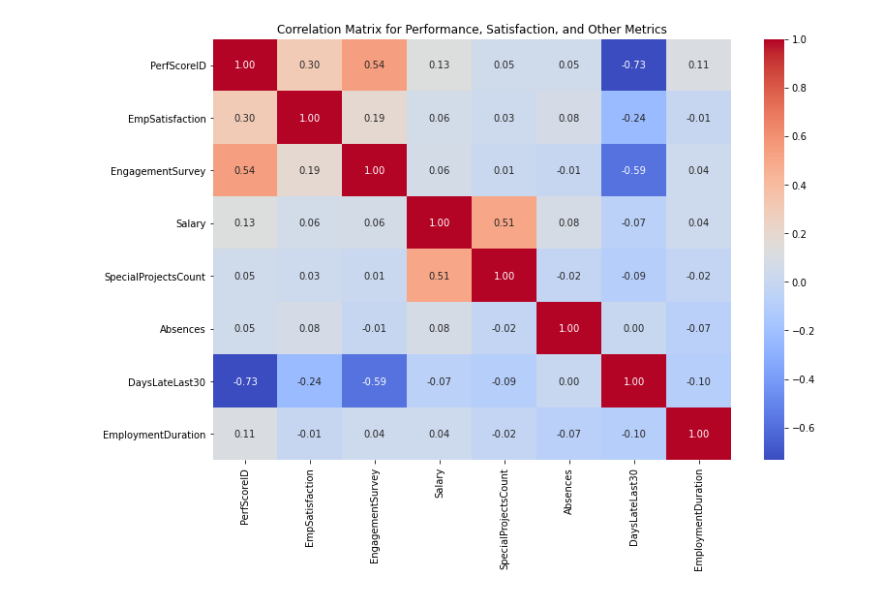
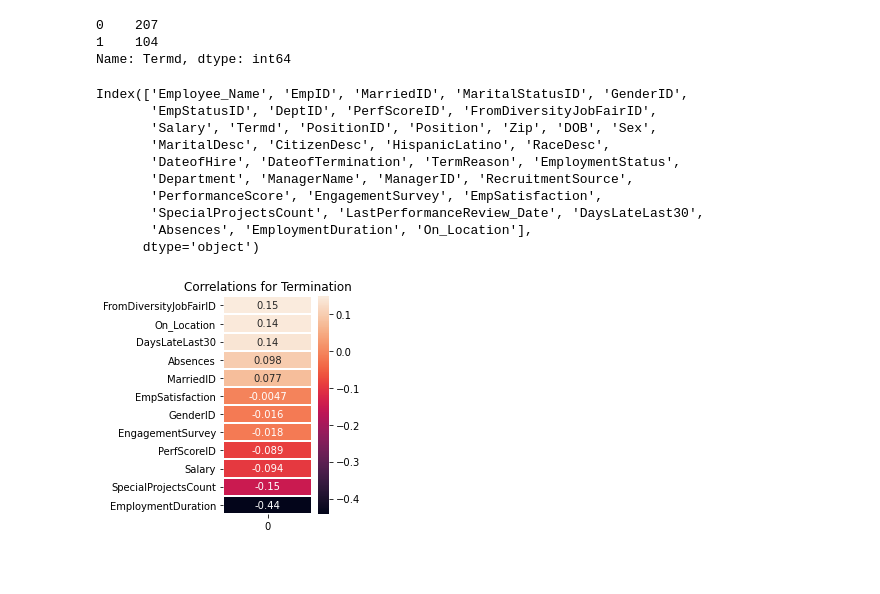
Before and after one commit to TerraJRiley/Human_Resources_Analysis, a Jupyter notebook: HR_Churn_Risk.ipynb, the cells around one changed output. Cells and saved outputs as stored; diff of their text form; code cells hidden in the pictures; blank space fills up the shorter version.

```diff
--- a/HR_Churn_Risk.ipynb
+++ b/HR_Churn_Risk.ipynb
@@ -6,11 +25,37 @@ df = pd.read_csv("./data/HR_Cleaned.csv")
+# %%
+df["Termd"].value_counts()
+# %% [output]
+0    207
+1    104
+Name: Termd, dtype: int64
+# %%
+df.columns
+# %% [output]
+Index(['Employee_Name', 'EmpID', 'MarriedID', 'MaritalStatusID', 'GenderID',
+       'EmpStatusID', 'DeptID', 'PerfScoreID', 'FromDiversityJobFairID',
+       'Salary', 'Termd', 'PositionID', 'Position', 'Zip', 'DOB', 'Sex',
+       'MaritalDesc', 'CitizenDesc', 'HispanicLatino', 'RaceDesc',
+       'DateofHire', 'DateofTermination', 'TermReason', 'EmploymentStatus',
+       'Department', 'ManagerName', 'ManagerID', 'RecruitmentSource',
+       'PerformanceScore', 'EngagementSurvey', 'EmpSatisfaction',
+       'SpecialProjectsCount', 'LastPerformanceReview_Date', 'DaysLateLast30',
+       'Absences', 'EmploymentDuration', 'On_Location'],
+      dtype='object')
 # %%
 # Exploratory Data Analysis (EDA)
 # Correlation Matrix
-correlation_matrix = df[['PerfScoreID', 'EmpSatisfaction', 'EngagementSurvey', 'Salary',
-                                 'SpecialProjectsCount', 'Absences', 'DaysLateLast30', 'EmploymentDuration']].corr()
-plt.figure(figsize=(12, 8))
-sns.heatmap(correlation_matrix, annot=True, cmap='coolwarm', fmt='.2f')
-plt.title('Correlation Matrix for Performance, Satisfaction, and Other Metrics')
-plt.show()
+correlation_matrix = pd.DataFrame(df[['MarriedID', 'GenderID', 'PerfScoreID', 'FromDiversityJobFairID',
+       'Salary', 'EngagementSurvey', 'EmpSatisfaction',
+       'SpecialProjectsCount', 'DaysLateLast30',
+       'Absences', 'EmploymentDuration', 'On_Location']].corrwith(df["Termd"])).sort_values(0,ascending=False)
+
+# Transposing the matrix to get the correct shape
+#correlation_matrix = correlation_matrix.transpose().sort_values(by=correlation_matrix.columns[0], ascending=False)
+
+
+plt.figure(figsize=(2, 4))
+sns.heatmap(correlation_matrix, annot=True, linewidths=1)
+plt.title('Correlations for Termination');
+#plt.show()
 # %% [output]
-[figure, old version]
+[figure, new version]
```
Also changed, not shown: parts of 11 cells of this notebook, 4 other files.
